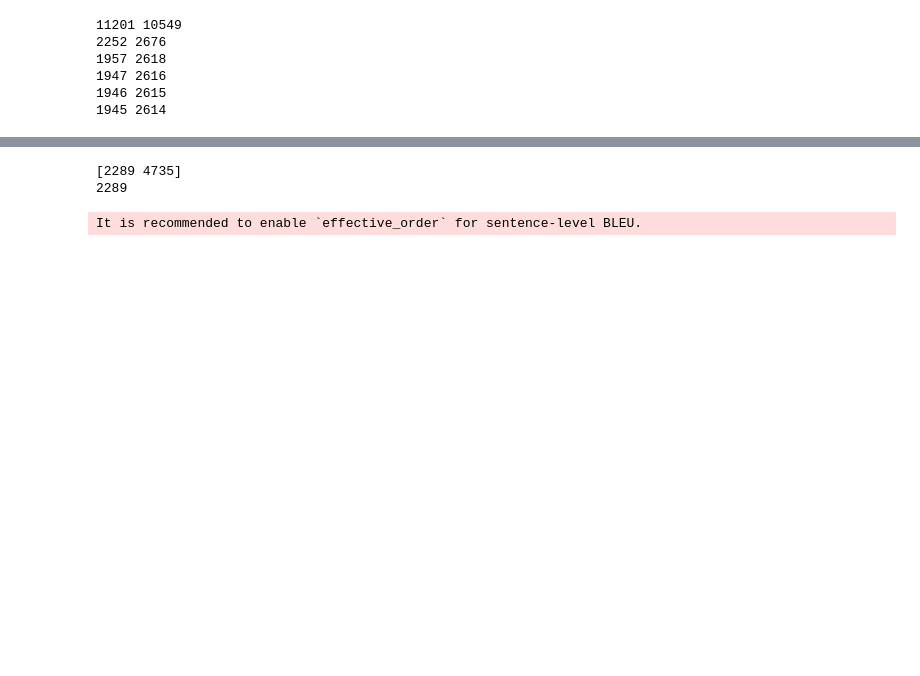
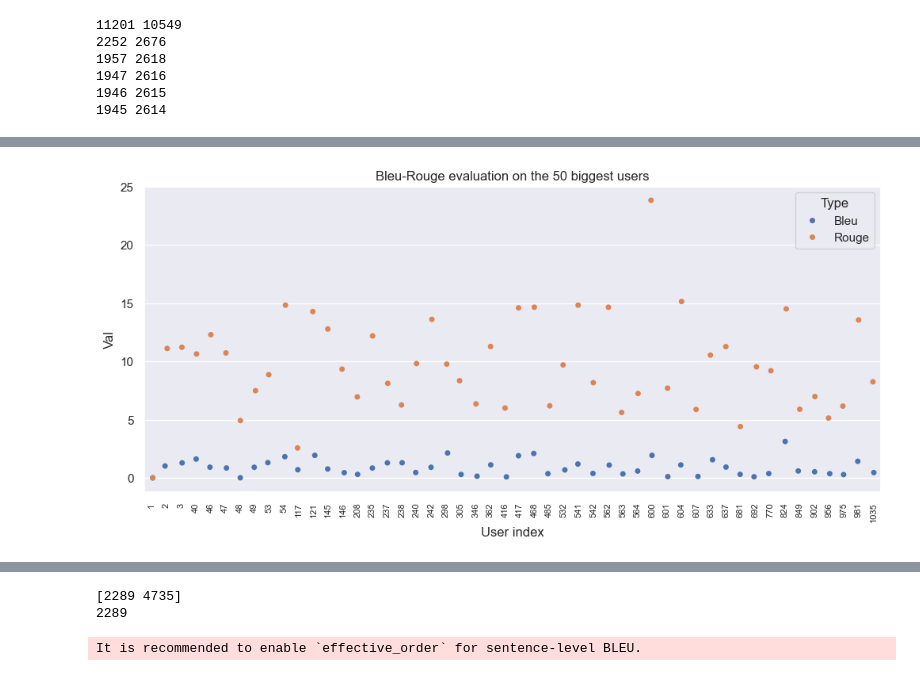
Before and after one commit to Franciline/Recommendation_system, a Jupyter notebook: bleu_rouge.ipynb, the cells around one changed output, grey strips where cells are left out. Saved outputs shown, nothing was run; the diff lists cells and outputs as text; code cells hidden in the pictures; blank space fills up the shorter version.

Commit message:
bleu_rouge V2

```diff
--- a/bleu_rouge.ipynb
+++ b/bleu_rouge.ipynb
@@ -35,0 +104,20 @@ def concat_inplace(df1, df2) -> pd.DataFrame:
+# %%
+# Type d'évaluation 1 : jeux biens prédits parmi les 50 plus gros users (avec les 20 users les plus proches)
+
+bleu_rouge = pd.DataFrame(columns=['User ref', 'Game rec', 'Avis id', 'User id', 'Comment','Type','Val']) # reset every box
+famous_users = assoc.head(50)["User index"].to_numpy()
+df = pd.DataFrame(famous_users, columns=['User index'])
+df['Voisins index'] = df['User index'].apply(lambda x : get_KNN(sim_matrix,20,x))
+print("Taill res : ",  len(get_KNN(sim_matrix,20,1)))
+df['Recommended game'] = df.apply(
+    lambda x: find_best_game(
+        filtered_centrd_data,
+        users_table.iloc[x['User index']]['User id'],
+        f(x['Voisins index'])),
+    axis=1)
+df['Pred Rating'] = df.apply(lambda x : prediction_rating(rev_filter,f(x['Voisins index']),x['Recommended game']),axis=1)
+df['Real Rating'] = df.apply(lambda x : rev_filter[(rev_filter['User id'] == users_table.iloc[x['User index']]['User id']) & (rev_filter['Game id'] == x['Recommended game'])]['Rating'].values[0],axis=1)
+
+df['Bleu'] = df.apply(lambda x: get_bleu_rouge(users_table.iloc[x['User index']]['User id'], f(x['Voisins index']), x['Recommended game']), axis=1)
+df['Rouge'] = df.apply(lambda x: get_bleu_rouge(users_table.iloc[x['User index']]['User id'], f(x['Voisins index']), x['Recommended game'],bleu=False), axis=1)
+bleu_rouge = pd.melt(df,id_vars=['User index', 'Voisins index', 'Recommended game', 'Pred Rating', 'Real Rating'], value_vars=['Bleu', 'Rouge'],var_name="Type",value_name="Val")
@@ -35,0 +143,9 @@ def concat_inplace(df1, df2) -> pd.DataFrame:
+# %%
+sns.set_theme(rc={'figure.figsize' : (12, 5)})
+sns.stripplot(data=bleu_rouge, x="User index", y="Val",hue="Type")
+plt.yticks(ticks=range(0,30,5),labels=range(0,30,5))
+plt.tick_params(axis='x', rotation=90, labelsize=8)
+plt.title("Bleu-Rouge evaluation on the 50 biggest users")
+plt.savefig('img_bleu_rouge/50_big_close.png')
+# %% [output]
+[figure, added]
```
Also changed, not shown: parts of 20 cells of this notebook.
